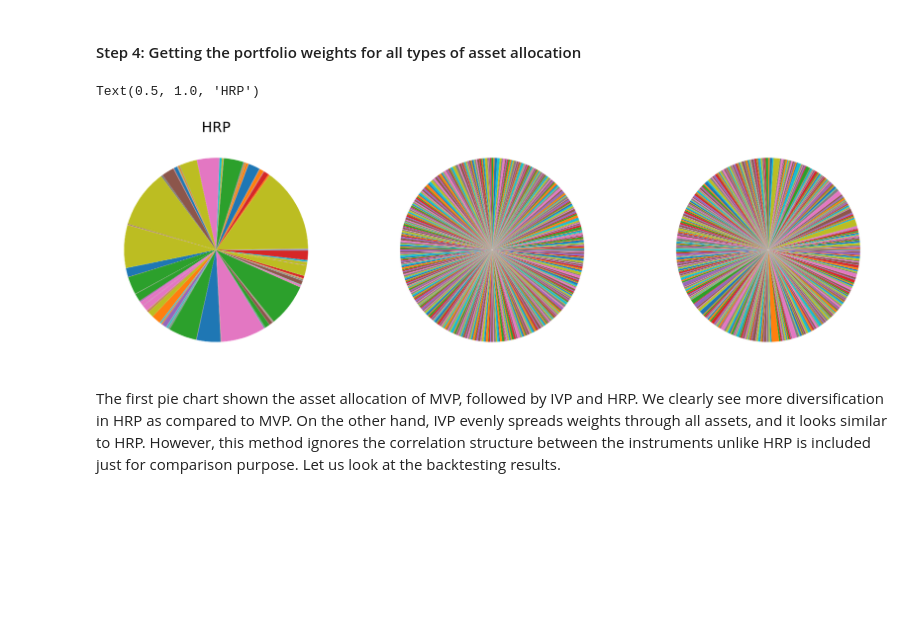
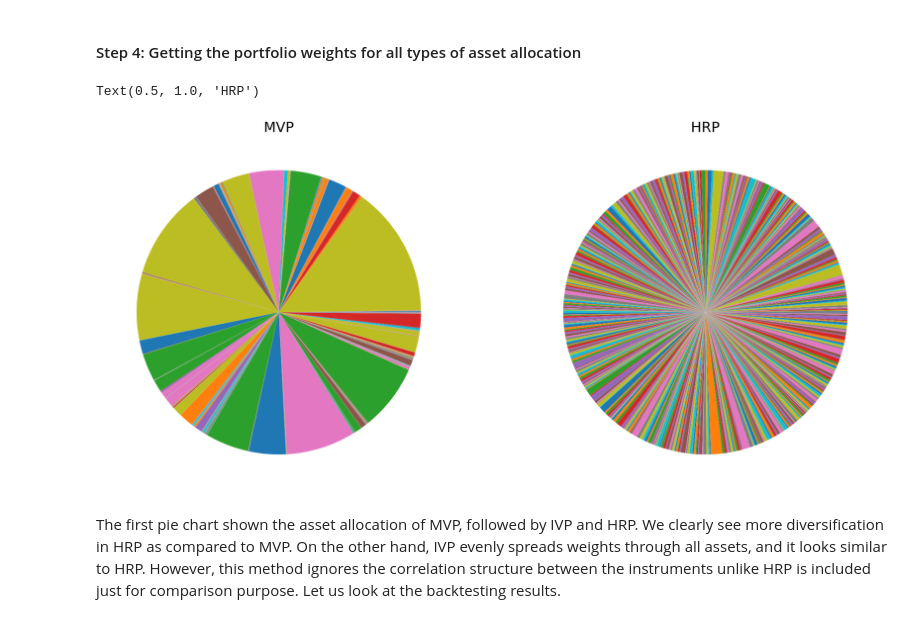
Before and after one commit to tatsath/fin-ml, a Jupyter notebook: Chapter 8 - Unsup. Learning - Clustering/Case Study3 - Hierarchial Risk Parity/HierarchicalRiskParity.ipynb, the cells around one changed output. Cells and saved outputs as stored; diff of their text form; code cells hidden in the pictures; blank space fills up the shorter version.

```diff
--- a/Chapter 8 - Unsup. Learning - Clustering/Case Study3 - Hierarchial Risk Parity/HierarchicalRiskParity.ipynb
+++ b/Chapter 8 - Unsup. Learning - Clustering/Case Study3 - Hierarchial Risk Parity/HierarchicalRiskParity.ipynb
@@ -325,10 +316,8 @@ def get_all_portfolios(returns):
 
     cov, corr = returns.cov(), returns.corr()
     hrp = getHRP(cov, corr)
-    ivp = getIVP(cov)
-    ivp = pd.Series(ivp, index=cov.index)
     mvp = getMVP(cov)
     mvp = pd.Series(mvp, index=cov.index)
-    portfolios = pd.DataFrame([mvp, ivp, hrp], index=['MVP', 'IVP', 'HRP']).T
+    portfolios = pd.DataFrame([mvp, hrp], index=['MVP', 'HRP']).T
     #portfolios = pd.DataFrame([ivp, hrp], index=['IVP', 'HRP']).T
     return portfolios
@@ -343,15 +326,13 @@ portfolios = get_all_portfolios(returns)
 # %%
-fig, (ax1, ax2, ax3) = plt.subplots(1, 3,figsize=(30,20))
+fig, (ax1, ax2) = plt.subplots(1, 2,figsize=(30,20))
 ax1.pie(portfolios.iloc[:,0], );
 ax1.set_title('MVP',fontsize = 30)
 ax2.pie(portfolios.iloc[:,1]);
-ax2.set_title('IVP',fontsize = 30)
-ax3.pie(portfolios.iloc[:,2]);
-ax3.set_title('HRP',fontsize = 30)
+ax2.set_title('HRP',fontsize = 30)
 #portfolios.plot.pie(subplots=True, figsize=(20, 10),legend = False);
 # %% [output]
 Text(0.5, 1.0, 'HRP')
-[figure, old version]
+[figure, new version]
 # %% [markdown]
 The first pie chart shown the asset allocation of MVP, followed by IVP and HRP. We clearly see more diversification in HRP as compared to MVP. On the
 other hand, IVP evenly spreads weights through all assets, and it looks similar to
```
Also changed, not shown: parts of 8 cells of this notebook.
